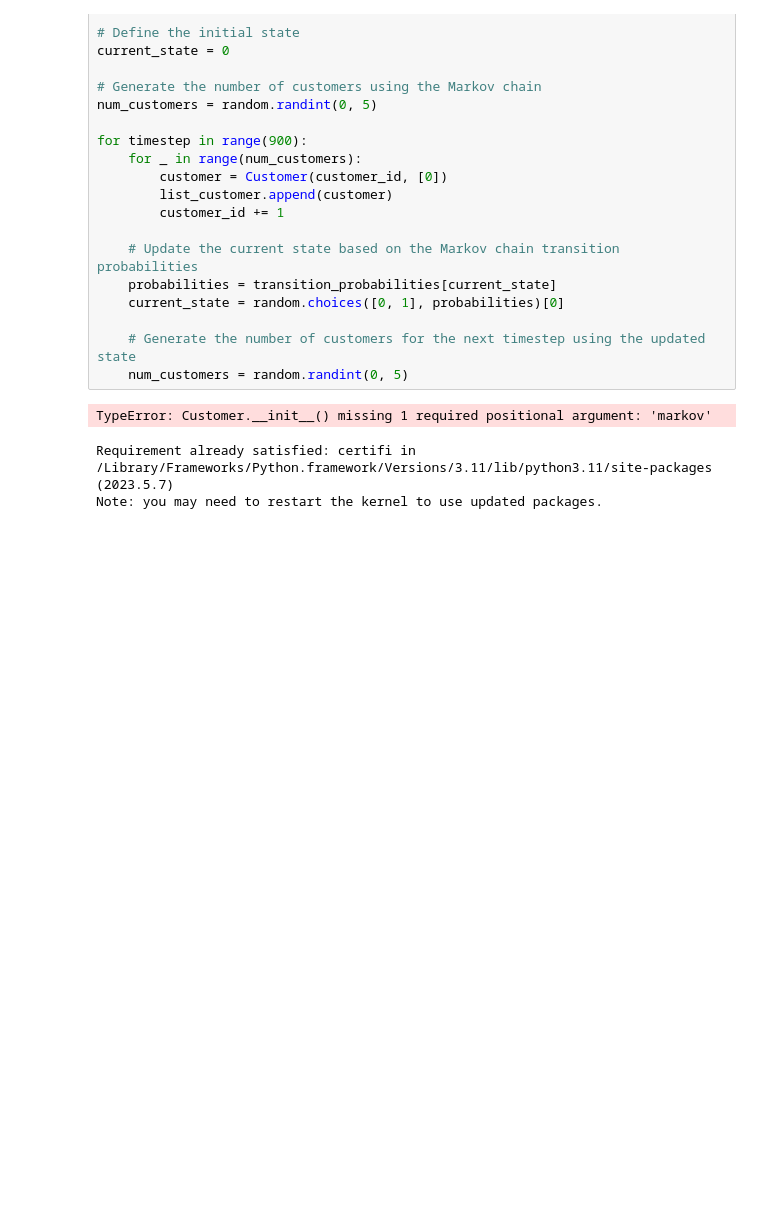
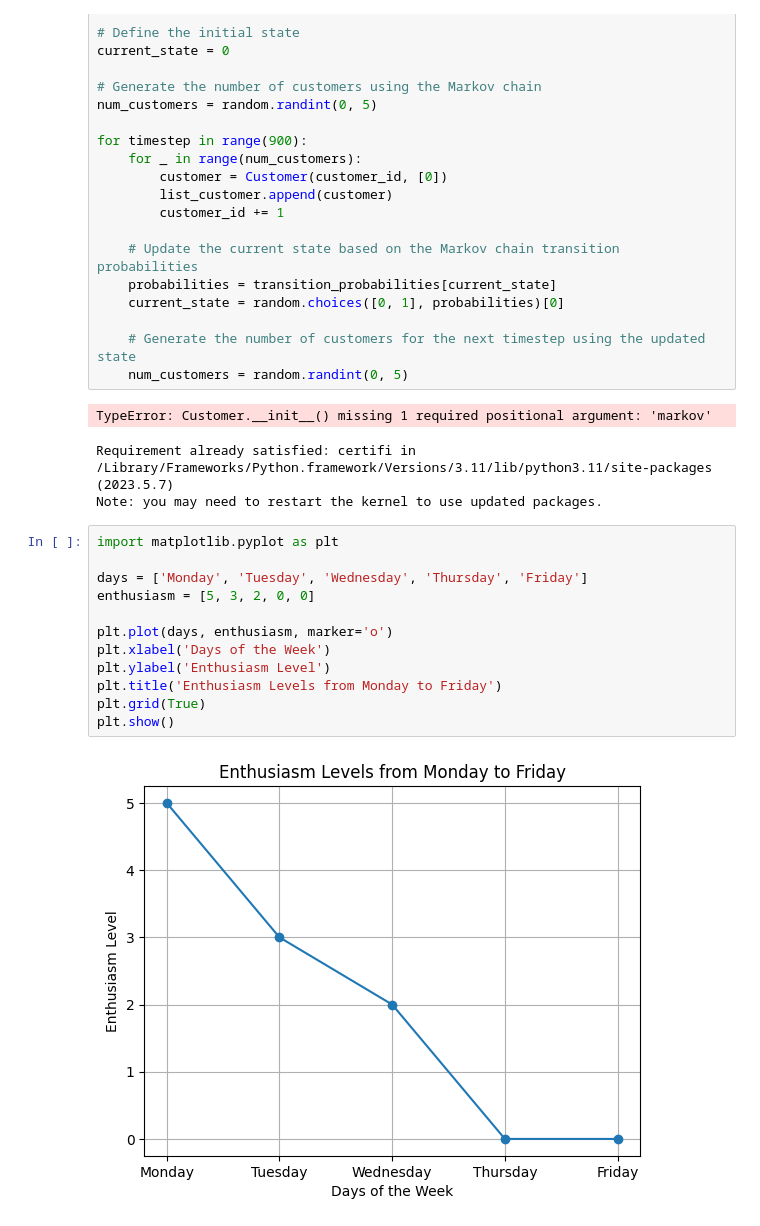
Before and after one commit to Richshorrock/supermarket, a Jupyter notebook: functions_scratchpad.ipynb, the cells around one changed output. Saved outputs shown, nothing was run; the diff lists cells and outputs as text; blank space fills up the shorter version.

Commit message:
added a plot for the presentation

```diff
--- a/functions_scratchpad.ipynb
+++ b/functions_scratchpad.ipynb
@@ -125,3 +125,17 @@ TypeError: Customer.__init__() missing 1 required positional argument: 'markov'
 # %% [output]
 Requirement already satisfied: certifi in /Library/Frameworks/Python.framework/Versions/3.11/lib/python3.11/site-packages (2023.5.7)
 Note: you may need to restart the kernel to use updated packages.
+# %%
+import matplotlib.pyplot as plt
+
+days = ['Monday', 'Tuesday', 'Wednesday', 'Thursday', 'Friday']
+enthusiasm = [5, 3, 2, 0, 0]
+
+plt.plot(days, enthusiasm, marker='o')
+plt.xlabel('Days of the Week')
+plt.ylabel('Enthusiasm Level')
+plt.title('Enthusiasm Levels from Monday to Friday')
+plt.grid(True)
+plt.show()
+# %% [output]
+[figure, added]
```
Also changed, not shown: parts of 1 cell of this notebook.
